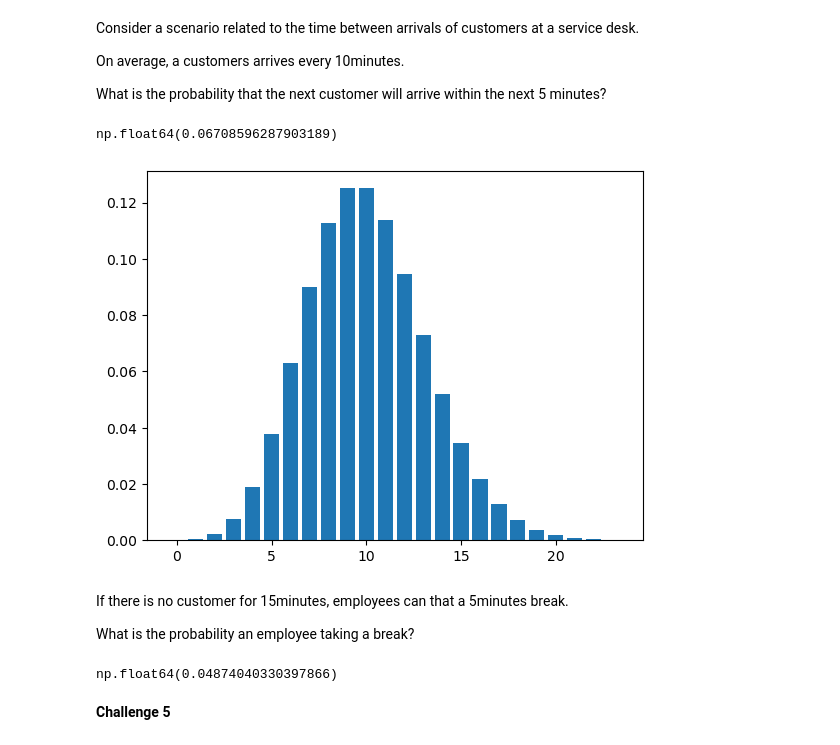
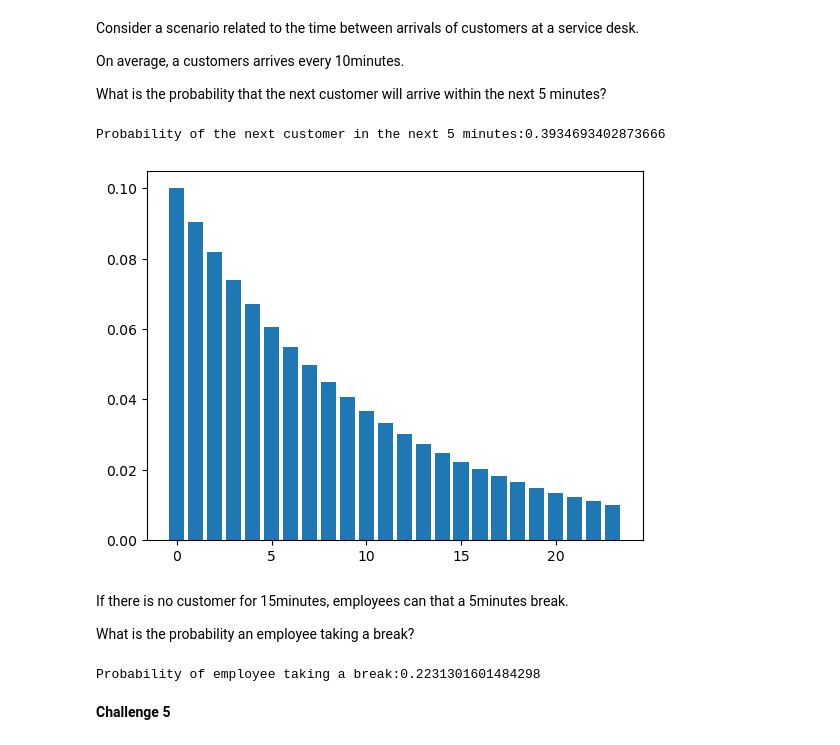
Before and after one commit to data-bootcamp-v4/lab-intro-probability, a Jupyter notebook: lab-intro-probability.ipynb, the cells around one changed output. Cells and saved outputs as stored; diff of their text form; code cells hidden in the pictures.

Commit message:
Ricardo Santos - probability

```diff
--- a/lab-intro-probability.ipynb
+++ b/lab-intro-probability.ipynb
@@ -115,28 +115,30 @@ Consider a scenario related to the time between arrivals of customers at a servi
 On average, a customers arrives every 10minutes.
 
 What is the probability that the next customer will arrive within the next 5 minutes?
-# %%
-mu = 10
-
-poisson_dist = poisson(mu)
-
-poisson_dist.cdf(5)
-# %% [output]
-np.float64(0.06708596287903189)
+# %%
+from scipy.stats import expon
+
+mu = 10
+
+expon_dist = expon(scale = mu)
+
+print(f"Probability of the next customer in the next 5 minutes:{expon_dist.cdf(5)}")
+# %% [output]
+Probability of the next customer in the next 5 minutes:0.3934693402873666
 # %%
 X = np.arange(0,24)
-plt.bar(X,poisson_dist.pmf(X))
+plt.bar(X,expon_dist.pdf(X))
 plt.show()
 # %% [output]
-[figure, old version]
+[figure, new version]
 # %% [markdown]
 If there is no customer for 15minutes, employees can that a 5minutes break.
 
 What is the probability an employee taking a break?
-# %%
-1 - poisson_dist.cdf(15)
-# %% [output]
-np.float64(0.04874040330397866)
+# %%
+print(f"Probability of employee taking a break:{1 - expon_dist.cdf(15)}")
+# %% [output]
+Probability of employee taking a break:0.2231301601484298
 # %% [markdown]
 **Challenge 5**
 # %% [markdown]
```
Also changed, not shown: parts of 8 cells of this notebook.
